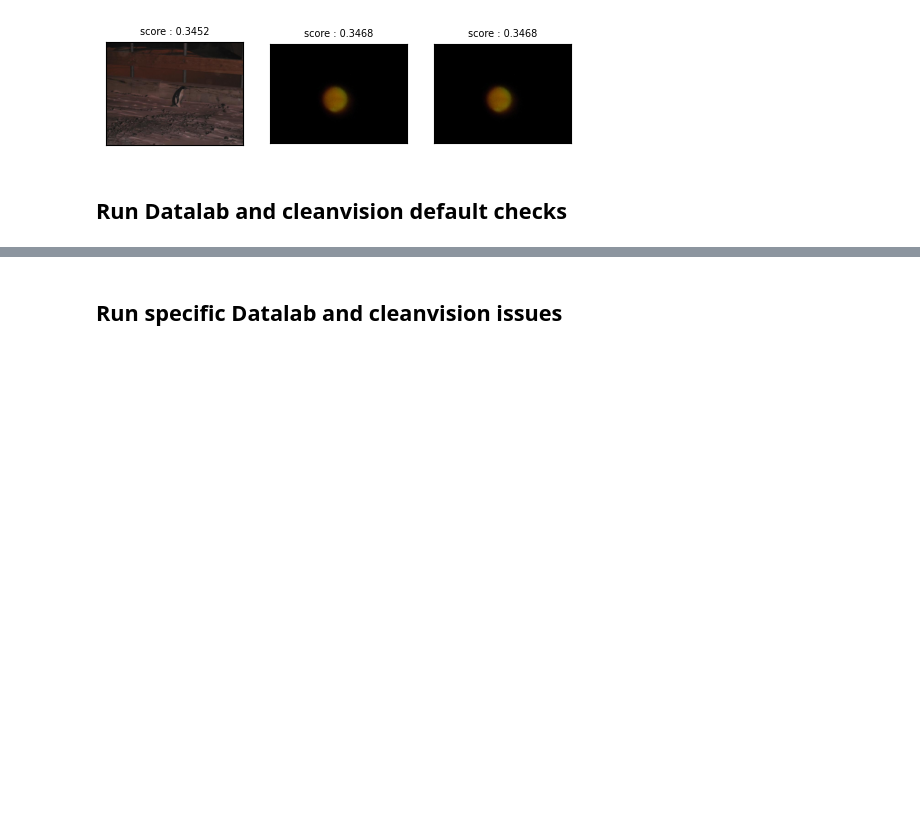
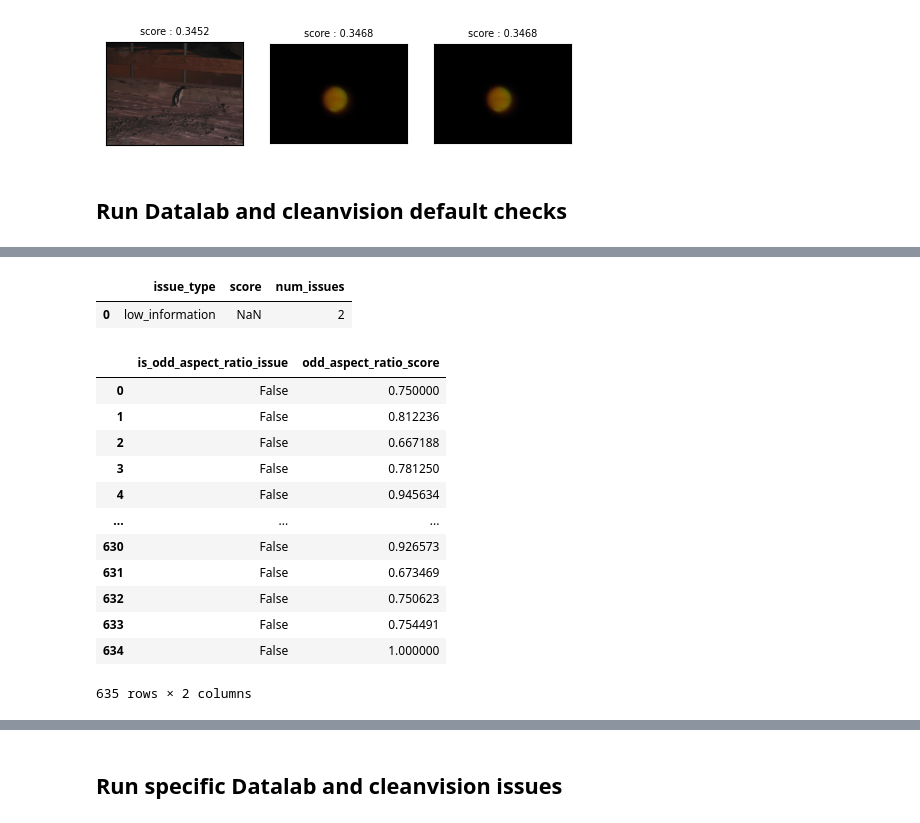
Before and after one commit to sanjanag/test_datalab, a Jupyter notebook: worfklows.ipynb, the cells around one changed output, grey strips where cells are left out. Cells and saved outputs as stored; diff of their text form; code cells hidden in the pictures; blank space fills up the shorter version.

```diff
--- a/worfklows.ipynb
+++ b/worfklows.ipynb
@@ -238,0 +206,21 @@ Set: 0
+# %%
+lab.get_issue_summary("low_information")
+# %% [output]
+|  | issue_type | score | num_issues |
+| 0 | low_information | NaN | 2 |
+# %%
+lab.get_issues("odd_aspect_ratio")
+# %% [output]
+|  | is_odd_aspect_ratio_issue | odd_aspect_ratio_score |
+| 0 | False | 0.750000 |
+| 1 | False | 0.812236 |
+| 2 | False | 0.667188 |
+| 3 | False | 0.781250 |
+| 4 | False | 0.945634 |
+| ... | ... | ... |
+| 630 | False | 0.926573 |
+| 631 | False | 0.673469 |
+| 632 | False | 0.750623 |
+| 633 | False | 0.754491 |
+| 634 | False | 1.000000 |
+635 rows × 2 columns
```
Also changed, not shown: parts of 29 cells of this notebook.
